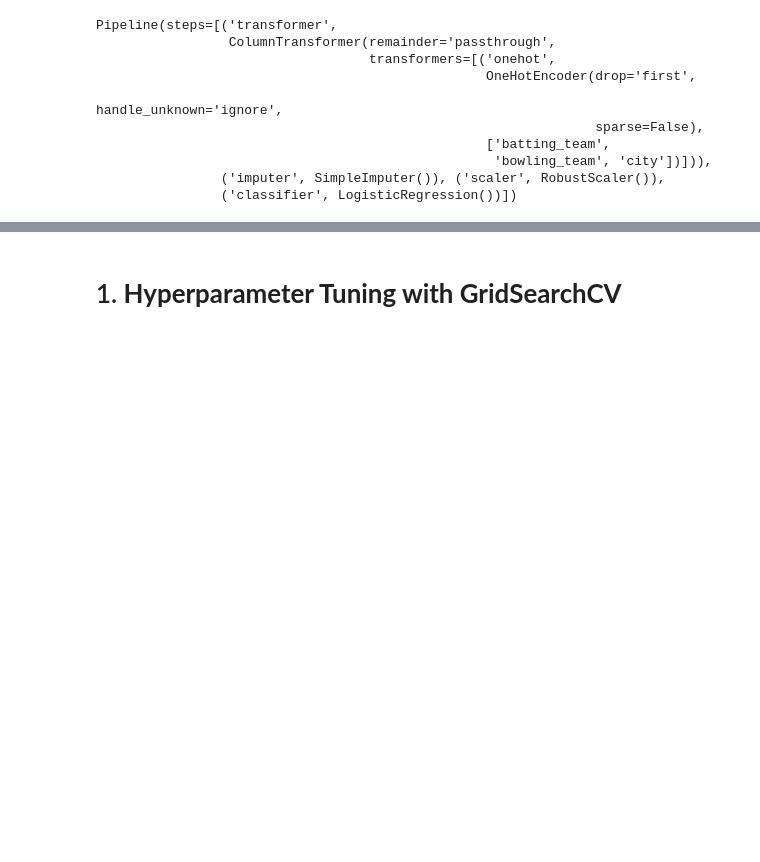
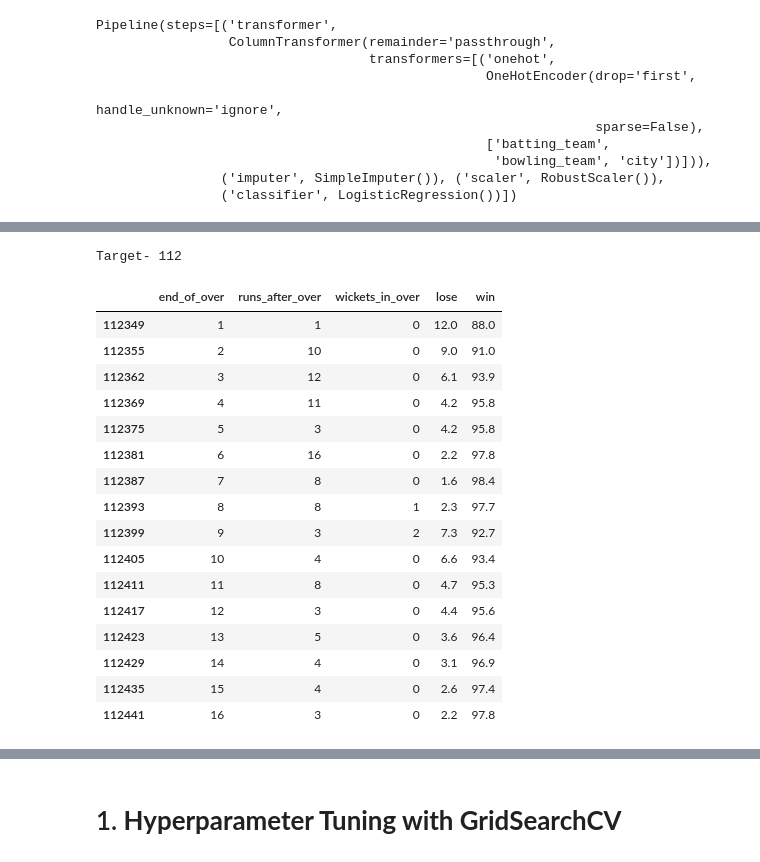
Before and after one commit to jalilrohi1/IplWinPredict, a Jupyter notebook: ML_IPL.ipynb, the cells around one changed output, grey strips where cells are left out. Drawn from its saved outputs; the diff is of its cells as text; code cells hidden in the pictures; blank space fills up the shorter version.

```diff
--- a/ML_IPL.ipynb
+++ b/ML_IPL.ipynb
@@ -1295,0 +1324,22 @@ plt.title('Target-' + str(target))
+# %%
+temp_df,target = match_progression(delivery_df,548306,pipelinePred)
+temp_df
+# %% [output]
+Target- 112
+|  | end_of_over | runs_after_over | wickets_in_over | lose | win |
+| 112349 | 1 | 1 | 0 | 12.0 | 88.0 |
+| 112355 | 2 | 10 | 0 | 9.0 | 91.0 |
+| 112362 | 3 | 12 | 0 | 6.1 | 93.9 |
+| 112369 | 4 | 11 | 0 | 4.2 | 95.8 |
+| 112375 | 5 | 3 | 0 | 4.2 | 95.8 |
+| 112381 | 6 | 16 | 0 | 2.2 | 97.8 |
+| 112387 | 7 | 8 | 0 | 1.6 | 98.4 |
+| 112393 | 8 | 8 | 1 | 2.3 | 97.7 |
+| 112399 | 9 | 3 | 2 | 7.3 | 92.7 |
+| 112405 | 10 | 4 | 0 | 6.6 | 93.4 |
+| 112411 | 11 | 8 | 0 | 4.7 | 95.3 |
+| 112417 | 12 | 3 | 0 | 4.4 | 95.6 |
+| 112423 | 13 | 5 | 0 | 3.6 | 96.4 |
+| 112429 | 14 | 4 | 0 | 3.1 | 96.9 |
+| 112435 | 15 | 4 | 0 | 2.6 | 97.4 |
+| 112441 | 16 | 3 | 0 | 2.2 | 97.8 |
```
Also changed, not shown: parts of 59 cells of this notebook.
